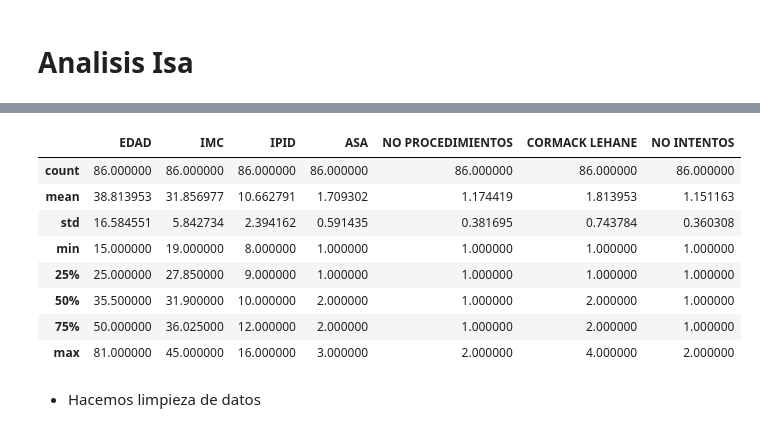
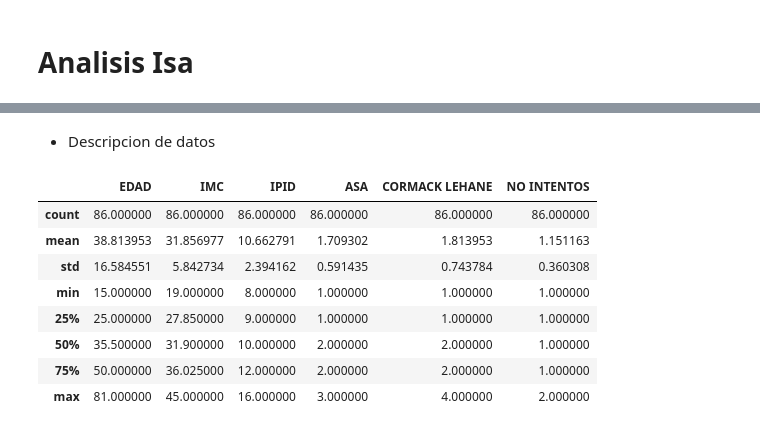
Before and after one commit to JustBati/4fun, a Jupyter notebook: isa.ipynb, the cells around one changed output, grey strips where cells are left out. Cells and saved outputs as stored; diff of their text form; code cells hidden in the pictures.

```diff
--- a/isa.ipynb
+++ b/isa.ipynb
@@ -10,3 +9,0 @@ import numpy as np
-# %%
-df = pd.read_csv('./Isa.csv')
-df.head()
@@ -20,14 +64,14 @@ df.head()
+# %% [markdown]
+- Descripcion de datos
 # %%
-df.describe()
+df_clean.describe()
 # %% [output]
-|  | EDAD | IMC | IPID | ASA | NO PROCEDIMIENTOS | CORMACK LEHANE | NO INTENTOS |
-| count | 86.000000 | 86.000000 | 86.000000 | 86.000000 | 86.000000 | 86.000000 | 86.000000 |
-| mean | 38.813953 | 31.856977 | 10.662791 | 1.709302 | 1.174419 | 1.813953 | 1.151163 |
-| std | 16.584551 | 5.842734 | 2.394162 | 0.591435 | 0.381695 | 0.743784 | 0.360308 |
-| min | 15.000000 | 19.000000 | 8.000000 | 1.000000 | 1.000000 | 1.000000 | 1.000000 |
-| 25% | 25.000000 | 27.850000 | 9.000000 | 1.000000 | 1.000000 | 1.000000 | 1.000000 |
-| 50% | 35.500000 | 31.900000 | 10.000000 | 2.000000 | 1.000000 | 2.000000 | 1.000000 |
-| 75% | 50.000000 | 36.025000 | 12.000000 | 2.000000 | 1.000000 | 2.000000 | 1.000000 |
-| max | 81.000000 | 45.000000 | 16.000000 | 3.000000 | 2.000000 | 4.000000 | 2.000000 |
+|  | EDAD | IMC | IPID | ASA | CORMACK LEHANE | NO INTENTOS |
+| count | 86.000000 | 86.000000 | 86.000000 | 86.000000 | 86.000000 | 86.000000 |
+| mean | 38.813953 | 31.856977 | 10.662791 | 1.709302 | 1.813953 | 1.151163 |
+| std | 16.584551 | 5.842734 | 2.394162 | 0.591435 | 0.743784 | 0.360308 |
+| min | 15.000000 | 19.000000 | 8.000000 | 1.000000 | 1.000000 | 1.000000 |
+| 25% | 25.000000 | 27.850000 | 9.000000 | 1.000000 | 1.000000 | 1.000000 |
+| 50% | 35.500000 | 31.900000 | 10.000000 | 2.000000 | 2.000000 | 1.000000 |
+| 75% | 50.000000 | 36.025000 | 12.000000 | 2.000000 | 2.000000 | 1.000000 |
+| max | 81.000000 | 45.000000 | 16.000000 | 3.000000 | 4.000000 | 2.000000 |
-# %% [markdown]
-- Hacemos limpieza de datos
```
Also changed, not shown: parts of 25 cells of this notebook, 1 other file.
